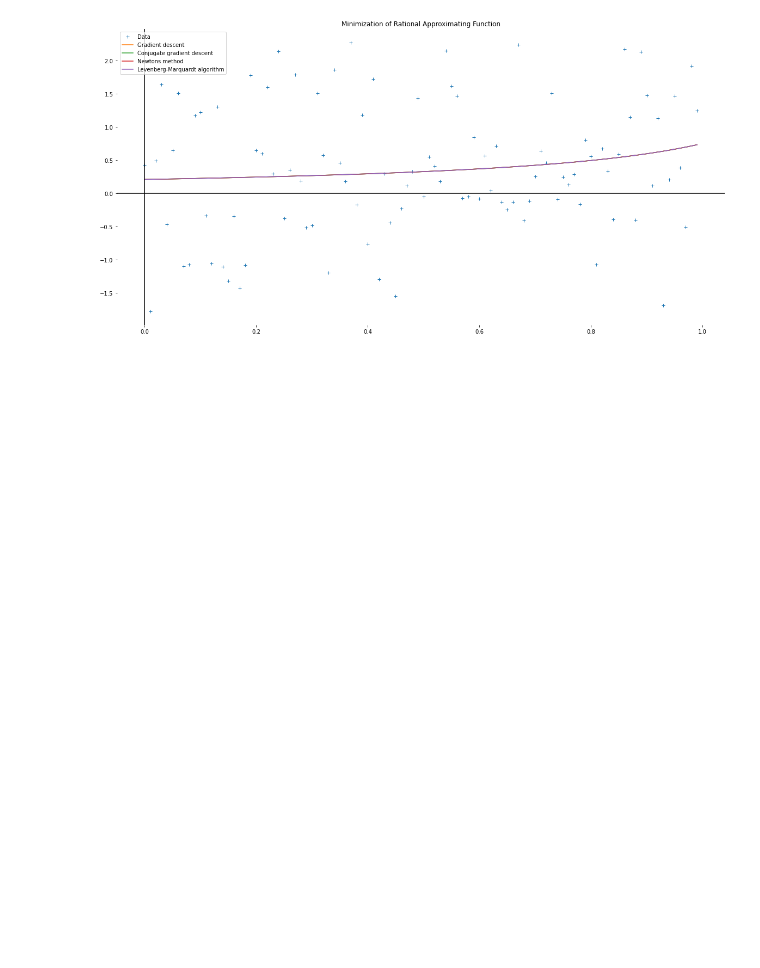
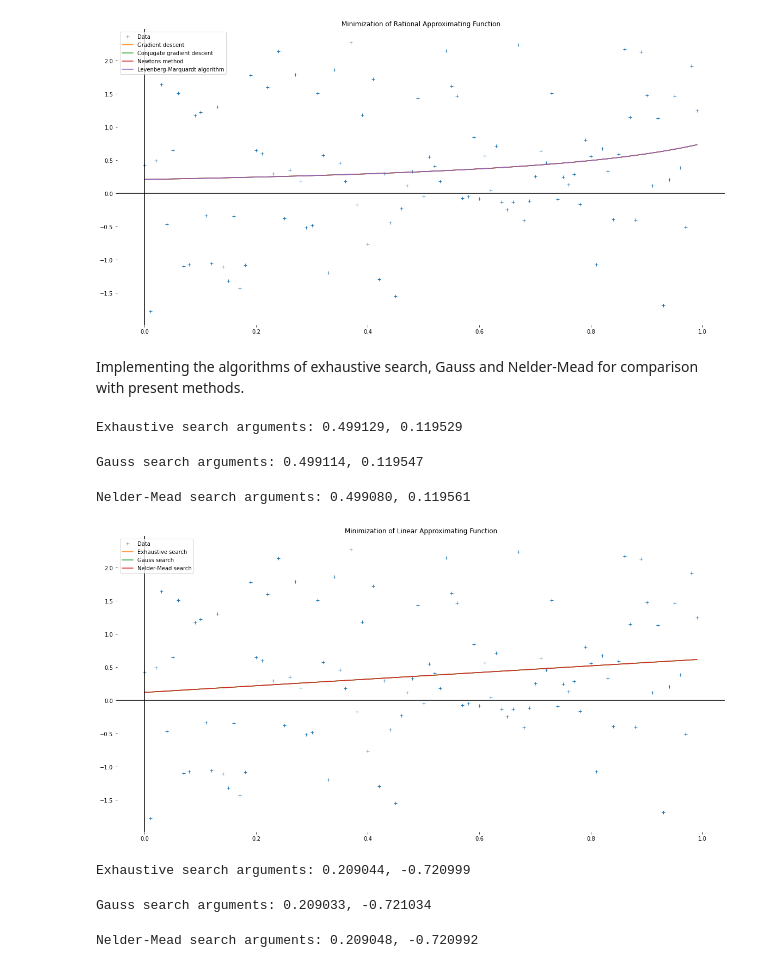
Before and after one commit to mdvdv/analysis-and-development-of-algorithms, a Jupyter notebook: TASK 3. ALGORITHMS FOR UNCONSTRAINED NONLINEAR OPTIMIZATION. FIRST- AND SECONDORDER/main.ipynb, the cells around one changed output. Drawn from its saved outputs; the diff is of its cells as text; code cells hidden in the pictures; blank space fills up the shorter version.

```diff
--- a/TASK 3. ALGORITHMS FOR UNCONSTRAINED NONLINEAR OPTIMIZATION. FIRST- AND SECONDORDER/main.ipynb
+++ b/TASK 3. ALGORITHMS FOR UNCONSTRAINED NONLINEAR OPTIMIZATION. FIRST- AND SECONDORDER/main.ipynb
@@ -197,3 +197,5 @@ ax.legend()
 plt.show()
 # %% [output]
 [figure]
+# %% [markdown]
+Implementing the algorithms of exhaustive search, Gauss and Nelder-Mead for comparison with present methods.
@@ -199,0 +227,62 @@ plt.show()
+# %%
+exhaustive_lower, exhaustive_higher = exhaustive_search(loss_function, linear_approximant)
+
+print('Exhaustive search arguments: {:.6f}, {:.6f}'.format(exhaustive_lower, exhaustive_higher))
+# %% [output]
+Exhaustive search arguments: 0.499129, 0.119529
+# %%
+gauss_lower, gauss_higher = gauss_search(loss_function, linear_approximant).x
+
+print('Gauss search arguments: {:.6f}, {:.6f}'.format(gauss_lower, gauss_higher))
+# %% [output]
+Gauss search arguments: 0.499114, 0.119547
+# %%
+neldermead_lower, neldermead_higher = neldermead_search(loss_function, linear_approximant).x
+
+print('Nelder-Mead search arguments: {:.6f}, {:.6f}'.format(neldermead_lower, neldermead_higher))
+# %% [output]
+Nelder-Mead search arguments: 0.499080, 0.119561
+# %%
+plt.figure(figsize=(20, 10))
+plt.plot(x_k, y_k, '+', label='Data')
+
+y = [linear_approximant(x, exhaustive_lower, exhaustive_higher) for x in x_k]
+plt.plot(x_k, y, label='Exhaustive search')
+
+y = [linear_approximant(x, gauss_lower, gauss_higher) for x in x_k]
+plt.plot(x_k, y, label='Gauss search')
+
+y = [linear_approximant(x, neldermead_lower, neldermead_higher) for x in x_k]
+plt.plot(x_k, y, label='Nelder-Mead search')
+
+ax = plt.gca()
+ax.axhline(y=0, color='k')
+ax.axvline(x=0, color='k')
+ax.spines['top'].set_visible(False)
+ax.spines['bottom'].set_visible(False)
+ax.spines['right'].set_visible(False)
+ax.spines['left'].set_visible(False)
+ax.set_title('Minimization of Linear Approximating Function')
+ax.legend()
+
+plt.show()
+# %% [output]
+[figure, added]
+# %%
+exhaustive_lower, exhaustive_higher = exhaustive_search(loss_function, rational_approximant)
+
+print('Exhaustive search arguments: {:.6f}, {:.6f}'.format(exhaustive_lower, exhaustive_higher))
+# %% [output]
+Exhaustive search arguments: 0.209044, -0.720999
+# %%
+gauss_lower, gauss_higher = gauss_search(loss_function, rational_approximant).x
+
+print('Gauss search arguments: {:.6f}, {:.6f}'.format(gauss_lower, gauss_higher))
+# %% [output]
+Gauss search arguments: 0.209033, -0.721034
+# %%
+neldermead_lower, neldermead_higher = neldermead_search(loss_function, rational_approximant).x
+
+print('Nelder-Mead search arguments: {:.6f}, {:.6f}'.format(neldermead_lower, neldermead_higher))
+# %% [output]
+Nelder-Mead search arguments: 0.209048, -0.720992
```
Also changed, not shown: parts of 4 cells of this notebook, 2 other files.
